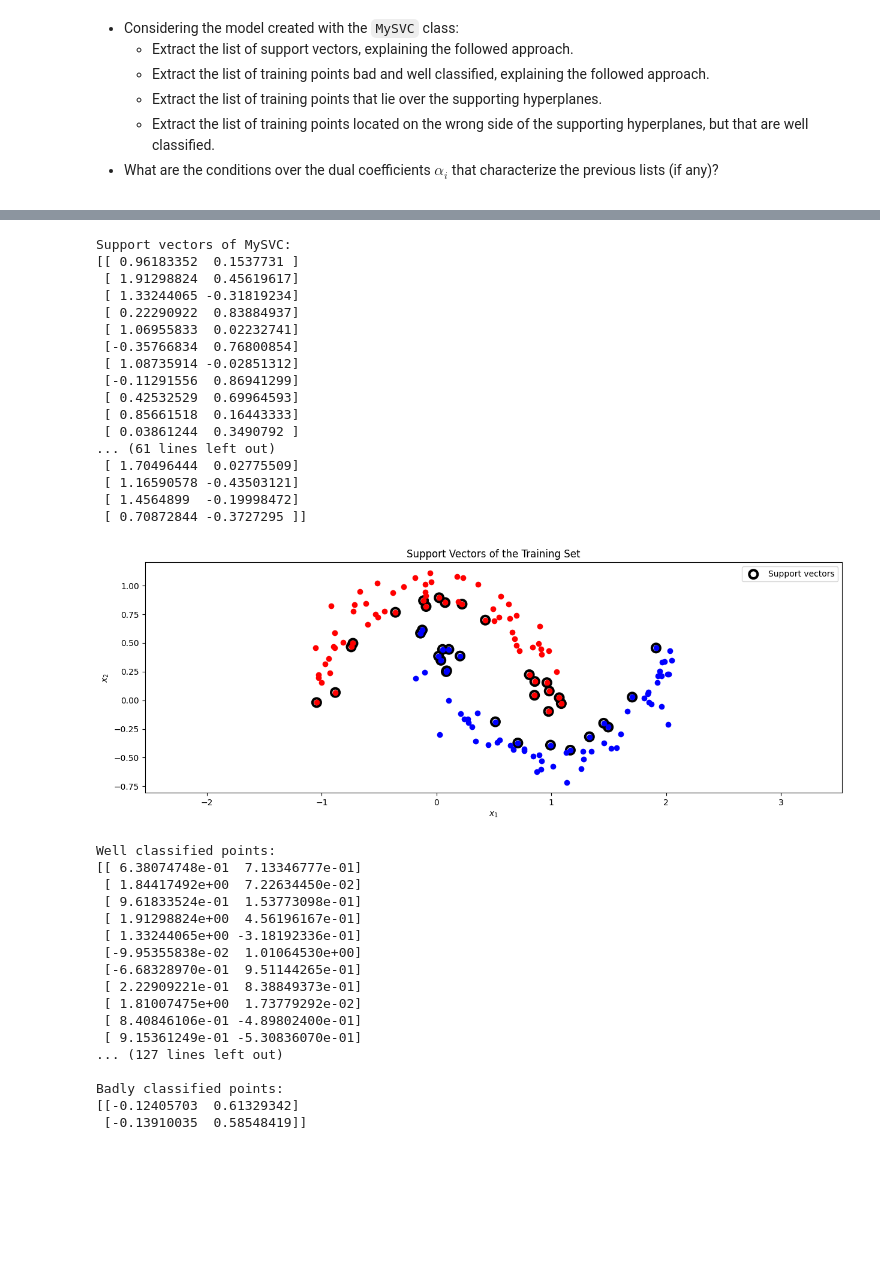
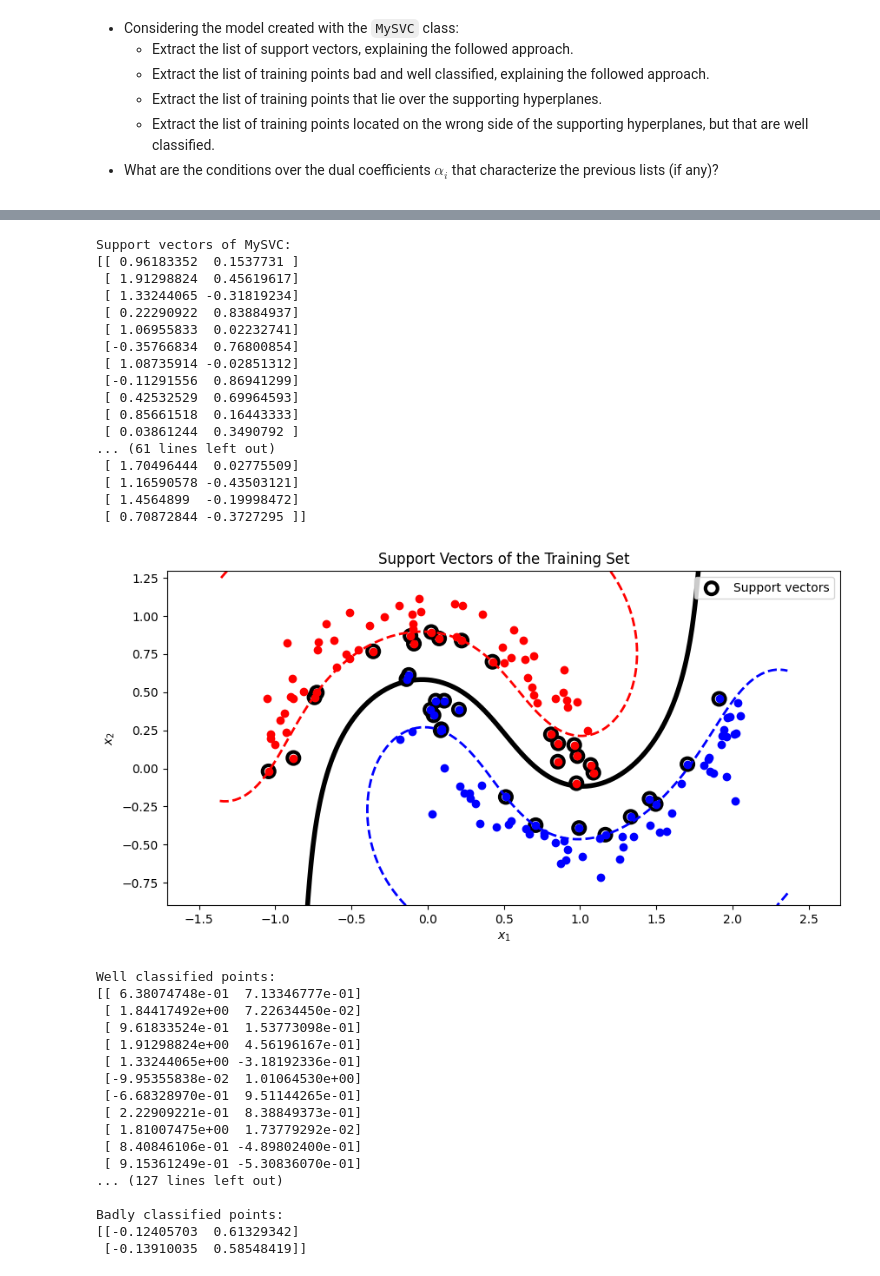
Before and after one commit to RafaDom02/MAAA, a Jupyter notebook: MAAA-24_25-SMO_Qst.ipynb, the cells around one changed output, grey strips where cells are left out. Drawn from its saved outputs; the diff is of its cells as text; code cells hidden in the pictures; blank space fills up the shorter version.

```diff
--- a/MAAA-24_25-SMO_Qst.ipynb
+++ b/MAAA-24_25-SMO_Qst.ipynb
@@ -408,7 +408,7 @@ class MySVC:
             np.ndarray: Points on the supporting hyperplanes.
         """
         decision_values = self.decision_function(x)
-        return x[np.isclose(y * decision_values, 1, atol=1e-3)]
+        return x[np.isclose(y * decision_values, 1, atol=1e-5)]
 
     def get_wrong_side_well_classified(self, x, y):
         """
@@ -547,8 +565,13 @@ We can also see this behaviour from the plot of the hyperplane of our model, whe
 # %%
-def plot_points(title, points, edge_color, label, x_data, y_data):
+def plot_points(title, points, edge_color, label, x_data, y_data, model):
     """
-    Función genérica para graficar puntos con una etiqueta específica.
+    Función genérica para graficar puntos con una etiqueta específica. Variación de plot_svc de ml.py.
     """
+
+    plt.figure(figsize=(10, 5))
+
+    n_points = 151
+
     plt.scatter(
         points[:, 0], points[:, 1],
         s=100,
@@ -557,7 +580,35 @@ def plot_points(title, points, edge_color, label, x_data, y_data):
         edgecolors=edge_color,
         label=label,
     )
+
+    x_min, x_max = x_data[:, 0].min(), x_data[:, 0].max()
+    y_min, y_max = x_data[:, 1].min(), x_data[:, 1].max()
+    x_range = x_max - x_min
+    y_range = y_max - y_min
+    padding = 0.1
+
+    plt.xlim(x_min - x_range * padding, x_max + x_range * padding)
+    plt.ylim(y_min - y_range * padding, y_max + y_range * padding)
+    plt.gca().set_aspect('equal', adjustable='box')  # Proporción 1:1
+
+    xx = np.linspace(x_min - x_range * padding, x_max + x_range * padding, n_points)
+    yy = np.linspace(y_min - y_range * padding, y_max + y_range * padding, n_points)
+    yy, xx = np.meshgrid(yy, xx)
+    xy = np.vstack([xx.ravel(), yy.ravel()]).T
+    zz = model.decision_function(xy).reshape(xx.shape)
+
+    plt.contour(
+        xx,
+        yy,
+        zz,
+        colors=["r", "k", "b"],
+        levels=[-1, 0, 1],
+        linestyles=["--", "-", "--"],
+        linewidths=[2, 4, 2],
+    )
+
     plot_dataset_clas(x_data, y_data)
+
     plt.title(title)
     plt.legend()
     plt.show()
@@ -579,7 +630,8 @@ plot_points(
     edge_color="k",
     label="Support vectors",
     x_data=x_tr,
-    y_data=y_tr
+    y_data=y_tr,
+    model = model_my
 )
 
 #########################################################################################
@@ -598,7 +650,8 @@ plot_points(
     edge_color="k",
     label="Well classified points",
     x_data=x_tr,
-    y_data=y_tr
+    y_data=y_tr,
+    model = model_my
 )
 
 plot_points(
@@ -607,7 +660,8 @@ plot_points(
     edge_color="r",
     label="Badly classified points",
     x_data=x_tr,
-    y_data=y_tr
+    y_data=y_tr,
+    model = model_my
 )
 
 #########################################################################################
@@ -624,7 +678,8 @@ plot_points(
     edge_color="k",
     label="Hyperplane points",
     x_data=x_tr,
-    y_data=y_tr
+    y_data=y_tr,
+    model = model_my
 )
 
 #########################################################################################
@@ -633,35 +688,36 @@ wrong_side_well_classified_points = model_my.get_wrong_side_well_classified(x_tr
 
 print("Wrong side well-classified points of MySVC:")
 print(wrong_side_well_classified_points)
 print()
 
 plot_points(
     title="Wrong Side Well Classified Points",
     points=wrong_side_well_classified_points,
     edge_color="k",
     label="Wrong side well classified points",
     x_data=x_tr,
-    y_data=y_tr
+    y_data=y_tr,
+    model = model_my
 )
 # %% [output]
 Support vectors of MySVC:
 [[ 0.96183352  0.1537731 ]
  [ 1.91298824  0.45619617]
  [ 1.33244065 -0.31819234]
  [ 0.22290922  0.83884937]
  [ 1.06955833  0.02232741]
  [-0.35766834  0.76800854]
  [ 1.08735914 -0.02851312]
  [-0.11291556  0.86941299]
  [ 0.42532529  0.69964593]
  [ 0.85661518  0.16443333]
  [ 0.03861244  0.3490792 ]
 ... (61 lines left out)
  [ 1.70496444  0.02775509]
  [ 1.16590578 -0.43503121]
  [ 1.4564899  -0.19998472]
  [ 0.70872844 -0.3727295 ]]
-[figure, old version]
+[figure, new version]
 Well classified points:
 [[ 6.38074748e-01  7.13346777e-01]
  [ 1.84417492e+00  7.22634450e-02]
```
Also changed, not shown: parts of 6 cells of this notebook.
